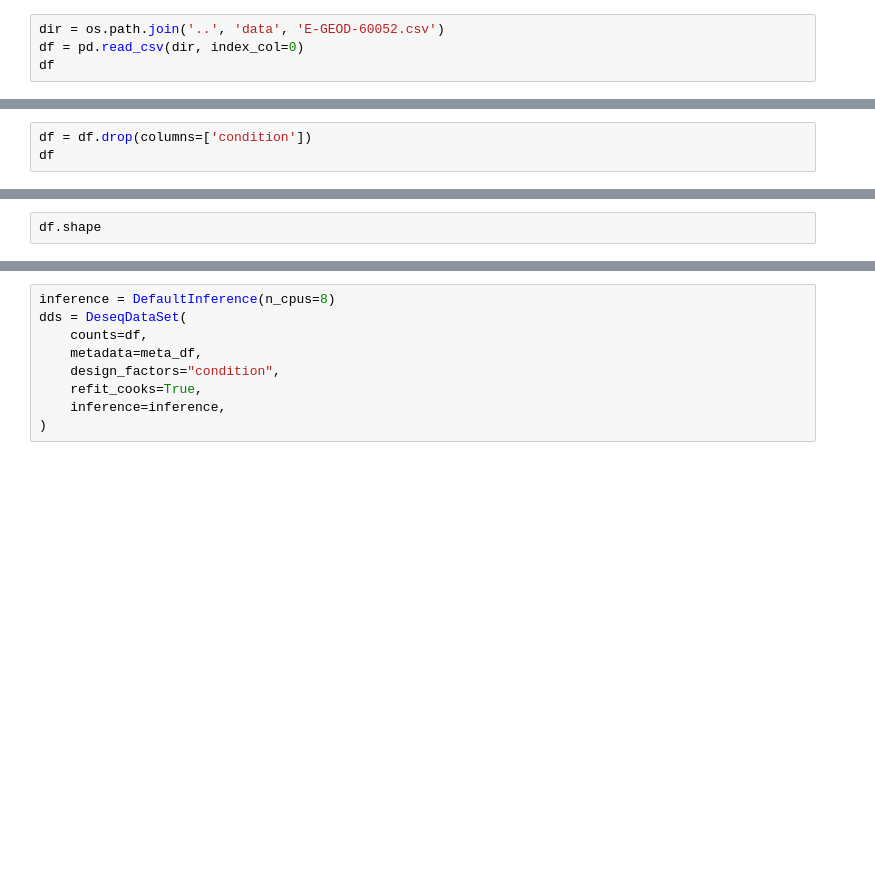
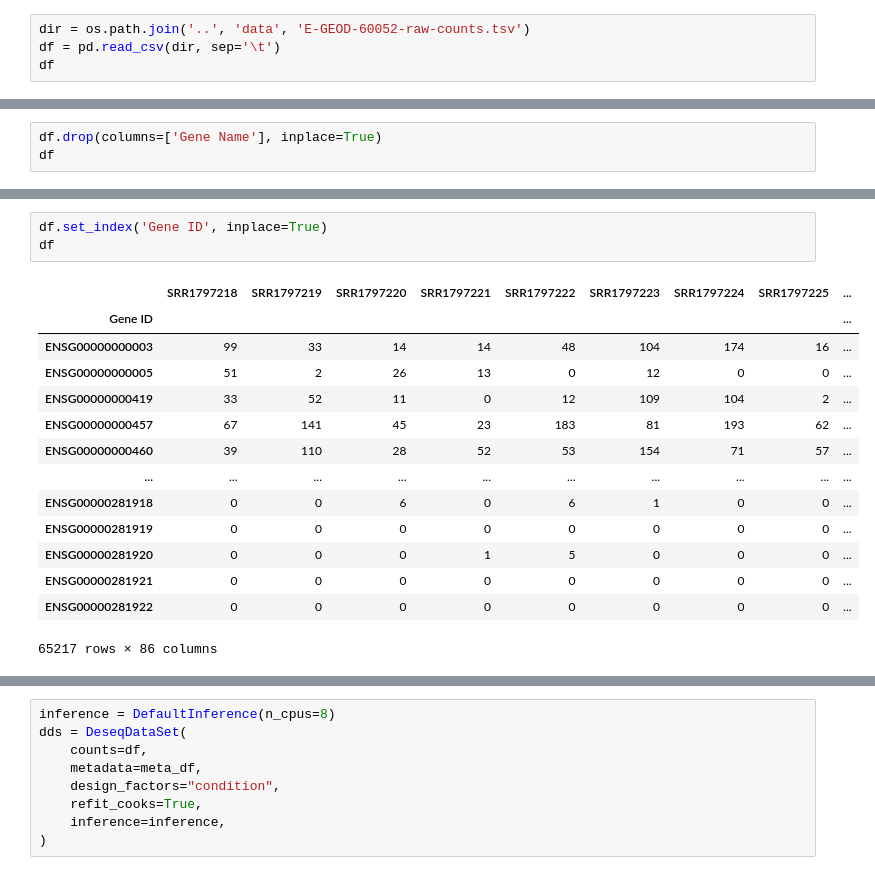
Before and after one commit to ninzyyy/rna-seq, a Jupyter notebook: notebooks/differential_analysis.ipynb, the cells around one changed output, grey strips where cells are left out. Drawn from its saved outputs; the diff is of its cells as text; blank space fills up the shorter version.

```diff
--- a/notebooks/differential_analysis.ipynb
+++ b/notebooks/differential_analysis.ipynb
@@ -32,4 +35,4 @@ from gseapy.plot import gseaplot
 # %%
-dir = os.path.join('..', 'data', 'E-GEOD-60052.csv')
-df = pd.read_csv(dir, index_col=0)
+dir = os.path.join('..', 'data', 'E-GEOD-60052-raw-counts.tsv')
+df = pd.read_csv(dir, sep='\t')
 df
@@ -43,3 +107,3 @@ meta_df
 # %%
-df = df.drop(columns=['condition'])
+df.drop(columns=['Gene Name'], inplace=True)
 df
@@ -46,2 +124,18 @@ df
-# %%
-df.shape
+# %%
+df.set_index('Gene ID', inplace=True)
+df
+# %% [output]
+|  | SRR1797218 | SRR1797219 | SRR1797220 | SRR1797221 | SRR1797222 | SRR1797223 | SRR1797224 | SRR1797225 | ... |
+| Gene ID |  |  |  |  |  |  |  |  | ... |
+| ENSG00000000003 | 99 | 33 | 14 | 14 | 48 | 104 | 174 | 16 | ... |
+| ENSG00000000005 | 51 | 2 | 26 | 13 | 0 | 12 | 0 | 0 | ... |
+| ENSG00000000419 | 33 | 52 | 11 | 0 | 12 | 109 | 104 | 2 | ... |
+| ENSG00000000457 | 67 | 141 | 45 | 23 | 183 | 81 | 193 | 62 | ... |
+| ENSG00000000460 | 39 | 110 | 28 | 52 | 53 | 154 | 71 | 57 | ... |
+| ... | ... | ... | ... | ... | ... | ... | ... | ... | ... |
+| ENSG00000281918 | 0 | 0 | 6 | 0 | 6 | 1 | 0 | 0 | ... |
+| ENSG00000281919 | 0 | 0 | 0 | 0 | 0 | 0 | 0 | 0 | ... |
+| ENSG00000281920 | 0 | 0 | 0 | 1 | 5 | 0 | 0 | 0 | ... |
+| ENSG00000281921 | 0 | 0 | 0 | 0 | 0 | 0 | 0 | 0 | ... |
+| ENSG00000281922 | 0 | 0 | 0 | 0 | 0 | 0 | 0 | 0 | ... |
+65217 rows × 86 columns
```
Also changed, not shown: parts of 28 cells of this notebook.
